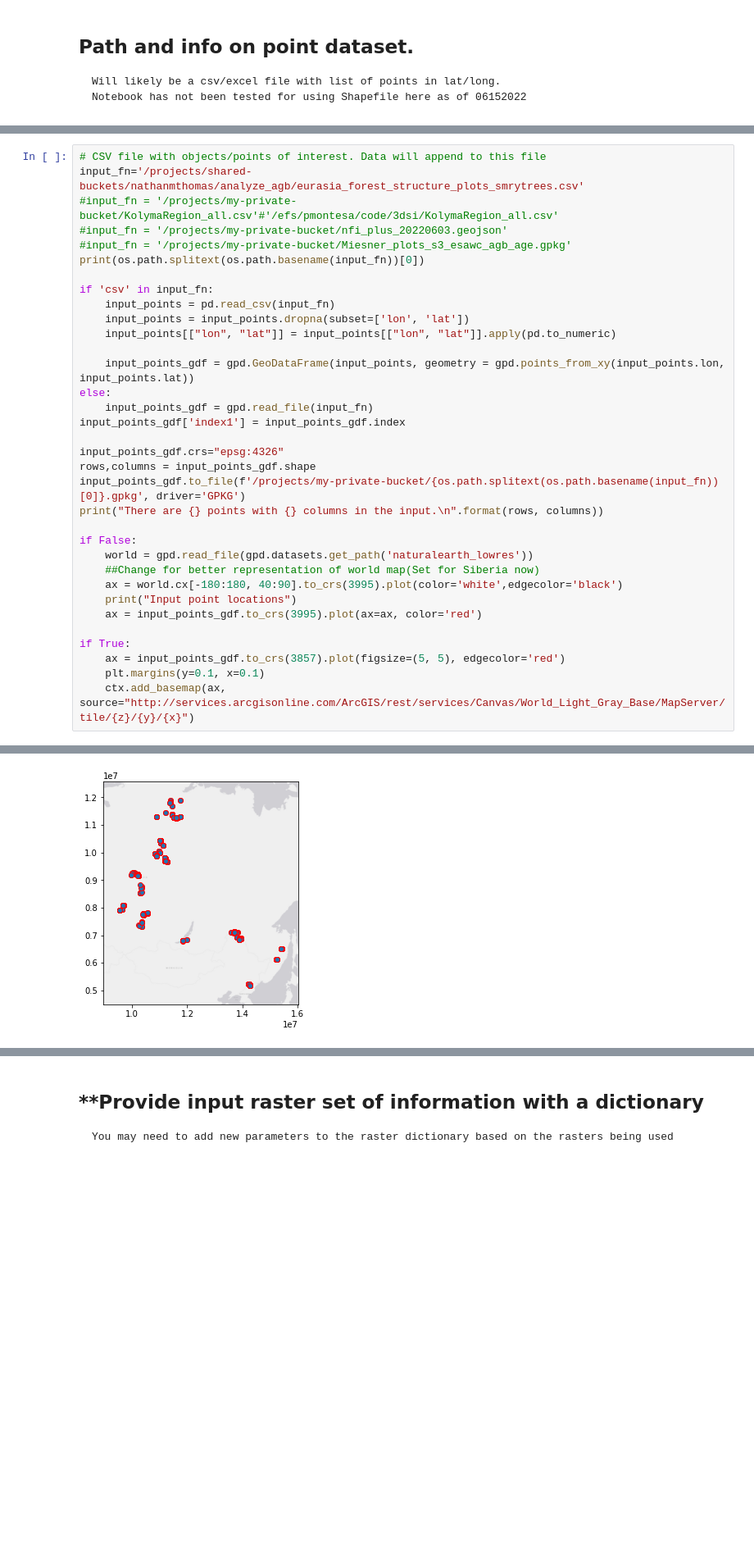
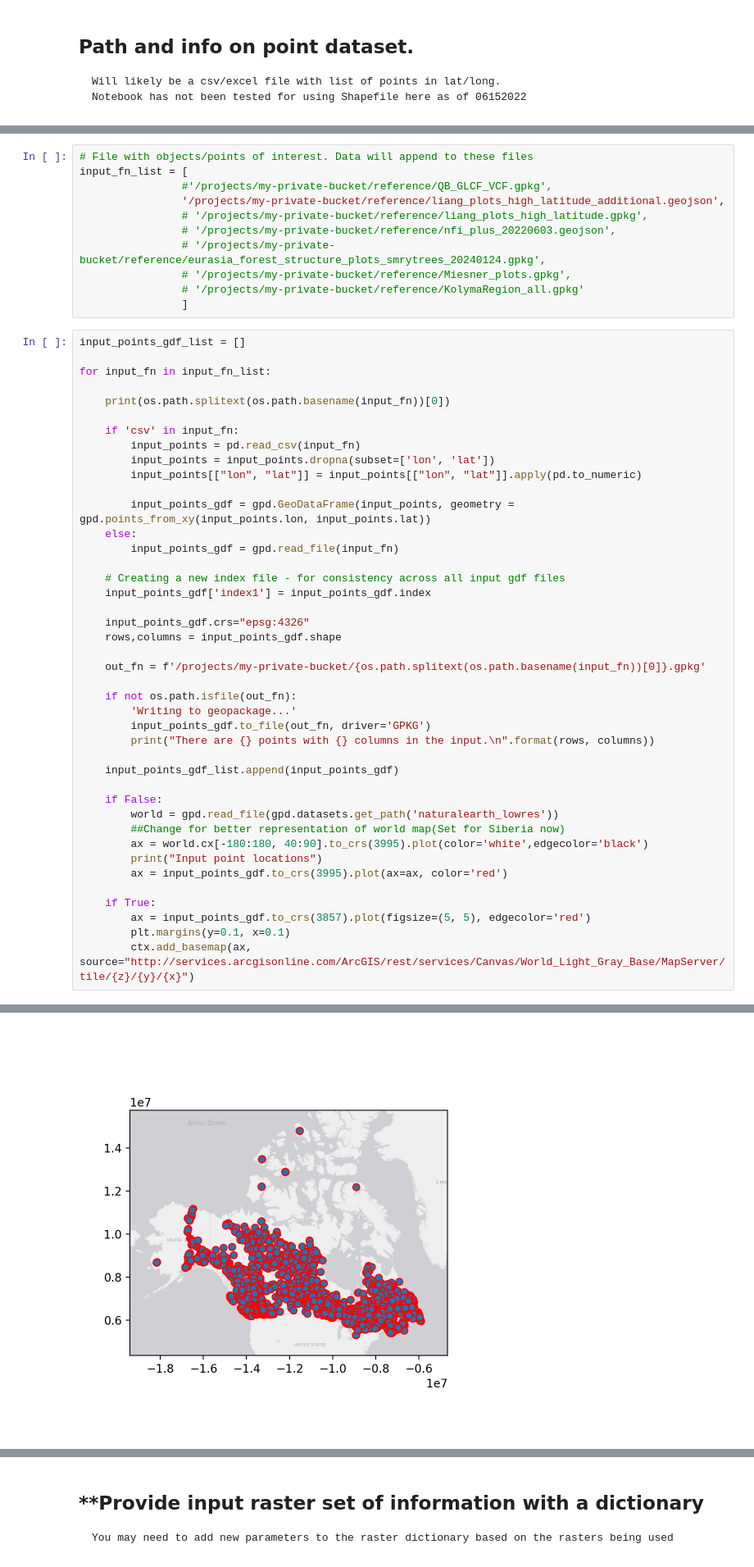
Before and after one commit to pahbs/maap_tools, a Jupyter notebook: notebooks/Extract_TCC_from_points_AWS.ipynb, the cells around one changed output, grey strips where cells are left out. Shown at 82% size. Drawn from its saved outputs; the diff is of its cells as text; blank space fills up the shorter version.

```diff
--- a/notebooks/Extract_TCC_from_points_AWS.ipynb
+++ b/notebooks/Extract_TCC_from_points_AWS.ipynb
@@ -90,35 +180,54 @@ tcc_years_list = list(range(1984, 2021))
+# %%
+# File with objects/points of interest. Data will append to these files
+input_fn_list = [
+                #'/projects/my-private-bucket/reference/QB_GLCF_VCF.gpkg',
+                '/projects/my-private-bucket/reference/liang_plots_high_latitude_additional.geojson',
+                # '/projects/my-private-bucket/reference/liang_plots_high_latitude.gpkg',
+                # '/projects/my-private-bucket/reference/nfi_plus_20220603.geojson',
+                # '/projects/my-private-bucket/reference/eurasia_forest_structure_plots_smrytrees_20240124.gpkg',
+                # '/projects/my-private-bucket/reference/Miesner_plots.gpkg',
+                # '/projects/my-private-bucket/reference/KolymaRegion_all.gpkg'
+                ]
 # %%
-# CSV file with objects/points of interest. Data will append to this file
-input_fn='/projects/shared-buckets/nathanmthomas/analyze_agb/eurasia_forest_structure_plots_smrytrees.csv'
-#input_fn = '/projects/my-private-bucket/KolymaRegion_all.csv'#'/efs/pmontesa/code/3dsi/KolymaRegion_all.csv'
-#input_fn = '/projects/my-private-bucket/nfi_plus_20220603.geojson'
-#input_fn = '/projects/my-private-bucket/Miesner_plots_s3_esawc_agb_age.gpkg'
-print(os.path.splitext(os.path.basename(input_fn))[0])
+input_points_gdf_list = []
 
-if 'csv' in input_fn:
-    input_points = pd.read_csv(input_fn)
-    input_points = input_points.dropna(subset=['lon', 'lat'])
-    input_points[["lon", "lat"]] = input_points[["lon", "lat"]].apply(pd.to_numeric)
+for input_fn in input_fn_list:
 
-    input_points_gdf = gpd.GeoDataFrame(input_points, geometry = gpd.points_from_xy(input_points.lon, input_points.lat))
-else:
-    input_points_gdf = gpd.read_file(input_fn)
-input_points_gdf['index1'] = input_points_gdf.index
+    print(os.path.splitext(os.path.basename(input_fn))[0])
 
-input_points_gdf.crs="epsg:4326"
-rows,columns = input_points_gdf.shape
-input_points_gdf.to_file(f'/projects/my-private-bucket/{os.path.splitext(os.path.basename(input_fn))[0]}.gpkg', driver='GPKG')
-print("There are {} points with {} columns in the input.\n".format(rows, columns))
+    if 'csv' in input_fn:
+        input_points = pd.read_csv(input_fn)
+        input_points = input_points.dropna(subset=['lon', 'lat'])
+        input_points[["lon", "lat"]] = input_points[["lon", "lat"]].apply(pd.to_numeric)
 
-if False:
-    world = gpd.read_file(gpd.datasets.get_path('naturalearth_lowres'))
-    ##Change for better representation of world map(Set for Siberia now)
-    ax = world.cx[-180:180, 40:90].to_crs(3995).plot(color='white',edgecolor='black')
-    print("Input point locations")
-    ax = input_points_gdf.to_crs(3995).plot(ax=ax, color='red')
+        input_points_gdf = gpd.GeoDataFrame(input_points, geometry = gpd.points_from_xy(input_points.lon, input_points.lat))
+    else:
+        input_points_gdf = gpd.read_file(input_fn)
 
-if True:
-    ax = input_points_gdf.to_crs(3857).plot(figsize=(5, 5), edgecolor='red')
-    plt.margins(y=0.1, x=0.1)
-    ctx.add_basemap(ax,  source="http://services.arcgisonline.com/ArcGIS/rest/services/Canvas/World_Light_Gray_Base/MapServer/tile/{z}/{y}/{x}")
+    # Creating a new index file - for consistency across all input gdf files
+    input_points_gdf['index1'] = input_points_gdf.index
+
+    input_points_gdf.crs="epsg:4326"
+    rows,columns = input_points_gdf.shape
+
+    out_fn = f'/projects/my-private-bucket/{os.path.splitext(os.path.basename(input_fn))[0]}.gpkg'
+
+    if not os.path.isfile(out_fn):
+        'Writing to geopackage...'
+        input_points_gdf.to_file(out_fn, driver='GPKG')
+        print("There are {} points with {} columns in the input.\n".format(rows, columns))
+
+    input_points_gdf_list.append(input_points_gdf)
+
+    if False:
+        world = gpd.read_file(gpd.datasets.get_path('naturalearth_lowres'))
+        ##Change for better representation of world map(Set for Siberia now)
+        ax = world.cx[-180:180, 40:90].to_crs(3995).plot(color='white',edgecolor='black')
+        print("Input point locations")
+        ax = input_points_gdf.to_crs(3995).plot(ax=ax, color='red')
+
+    if True:
+        ax = input_points_gdf.to_crs(3857).plot(figsize=(5, 5), edgecolor='red')
+        plt.margins(y=0.1, x=0.1)
+        ctx.add_basemap(ax,  source="http://services.arcgisonline.com/ArcGIS/rest/services/Canvas/World_Light_Gray_Base/MapServer/tile/{z}/{y}/{x}")
 # %% [output]
@@ -127,2 +235,2 @@ There are 646 points with 32 columns in the input.
-[figure, old version]
+[figure, new version]
 # %% [markdown]
```
Also changed, not shown: parts of 97 cells of this notebook, 6 other files.
